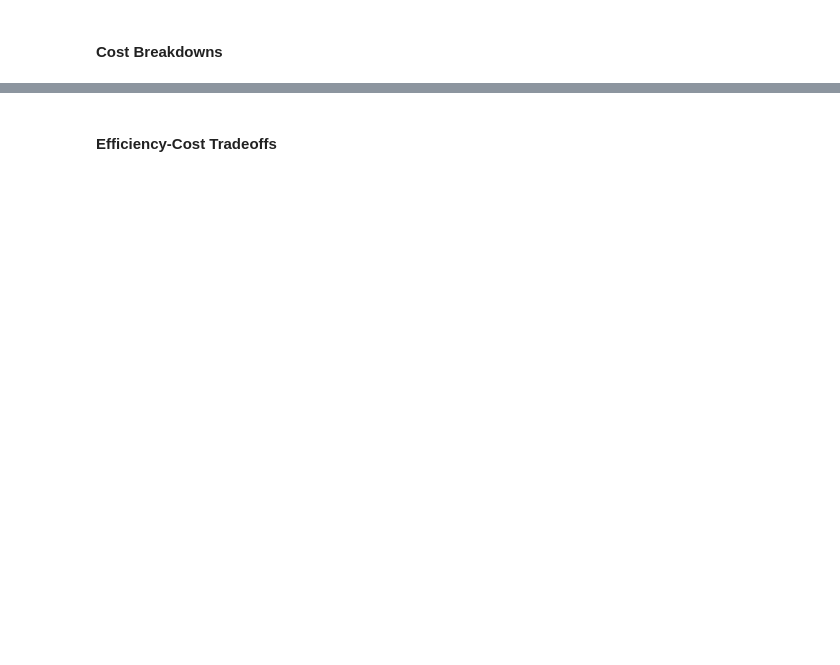
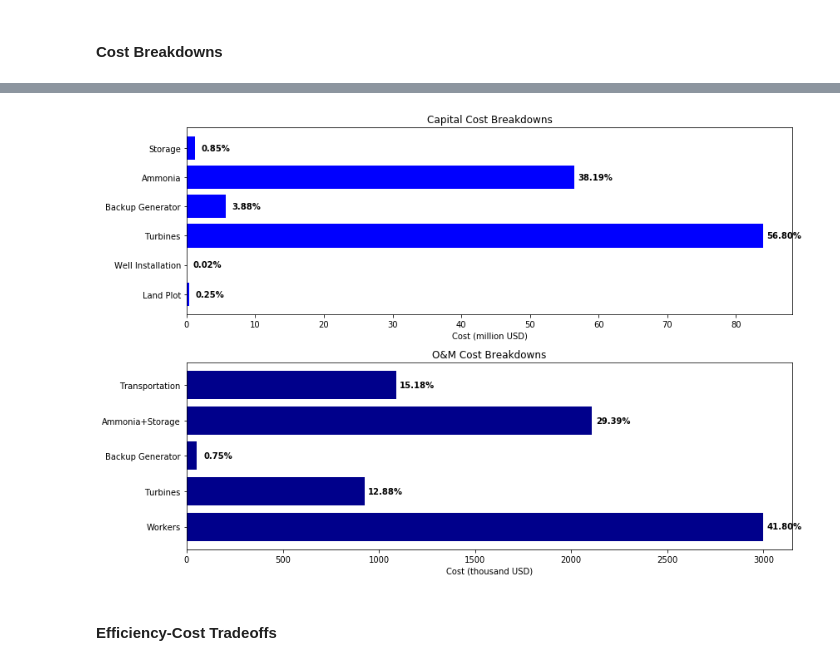
Before and after one commit to taigereye/espp90s, a Jupyter notebook: Final Project v1.ipynb, the cells around one changed output, grey strips where cells are left out. Saved outputs shown, nothing was run; the diff lists cells and outputs as text; code cells hidden in the pictures; blank space fills up the shorter version.

```diff
--- a/Final Project v1.ipynb
+++ b/Final Project v1.ipynb
@@ -389,2 +424,41 @@ plt.show()
+# %%
+y_capital = np.arange(1, 7)
+multipliers_capital = np.full(6, 1)
+capital, capital_percents = capital_cost_breakdown(params_baseline, multipliers_capital)
+
+y_om = np.arange(1, 6)
+multipliers_om = np.full(5, 1)
+om, om_percents = om_cost_breakdown(params_baseline, multipliers_om)
+
+fig, (ax1, ax2) = plt.subplots(2, figsize=(12,8))
+
+labels_capital = ["Land Plot", "Well Installation", "Turbines", "Backup Generator", "Ammonia", "Storage"]
+rects = ax1.barh(y_capital, capital/1e6, color='blue', align='center')
+for rect, label, w in zip(rects, format_percents(capital_percents), capital):
+    height = rect.get_y()+rect.get_height()/2
+    width = w/1e6+3
+    ax1.text(width, height, label, ha='center', va='center', color='black', weight='bold')
+ax1.set_yticks(y_capital)
+ax1.set_yticklabels(labels_capital)
+ax1.set_xlabel('Cost (million USD)')
+
+ax1.set_title("Capital Cost Breakdowns")
+
+labels_om = ["Workers", "Turbines", "Backup Generator", "Ammonia+Storage", "Transportation"]
+ax2.barh(y_om, om/1e3, color='darkblue', align='center')
+for rect, label, w in zip(rects, format_percents(om_percents), om):
+    height = rect.get_y()+rect.get_height()/2
+    width = w/1e3+110
+    ax2.text(width, height, label, ha='center', va='center', color='black', weight='bold')
+ax2.set_yticks(y_om)
+ax2.set_yticklabels(labels_om)
+ax2.set_xlabel('Cost (thousand USD)')
+
+ax2.set_title("O&M Cost Breakdowns")
+
+fig.tight_layout()
+plt.show()
+# %% [output]
+[figure, added]
 # %% [markdown]
 #### Efficiency-Cost Tradeoffs
```
Also changed, not shown: parts of 23 cells of this notebook.
